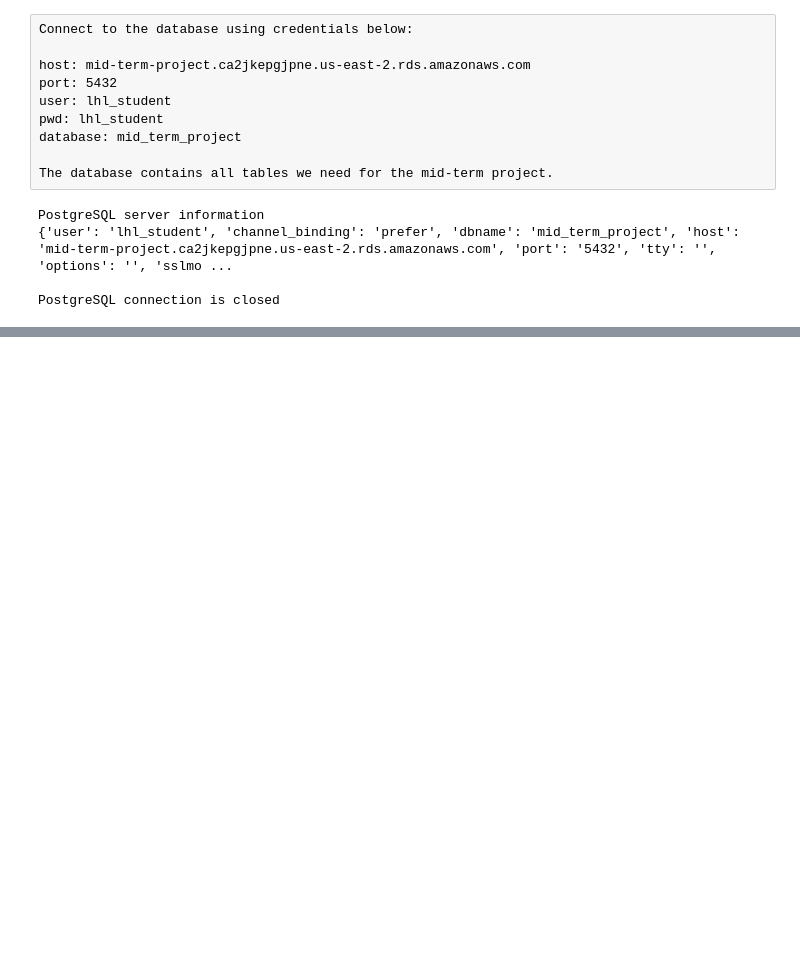
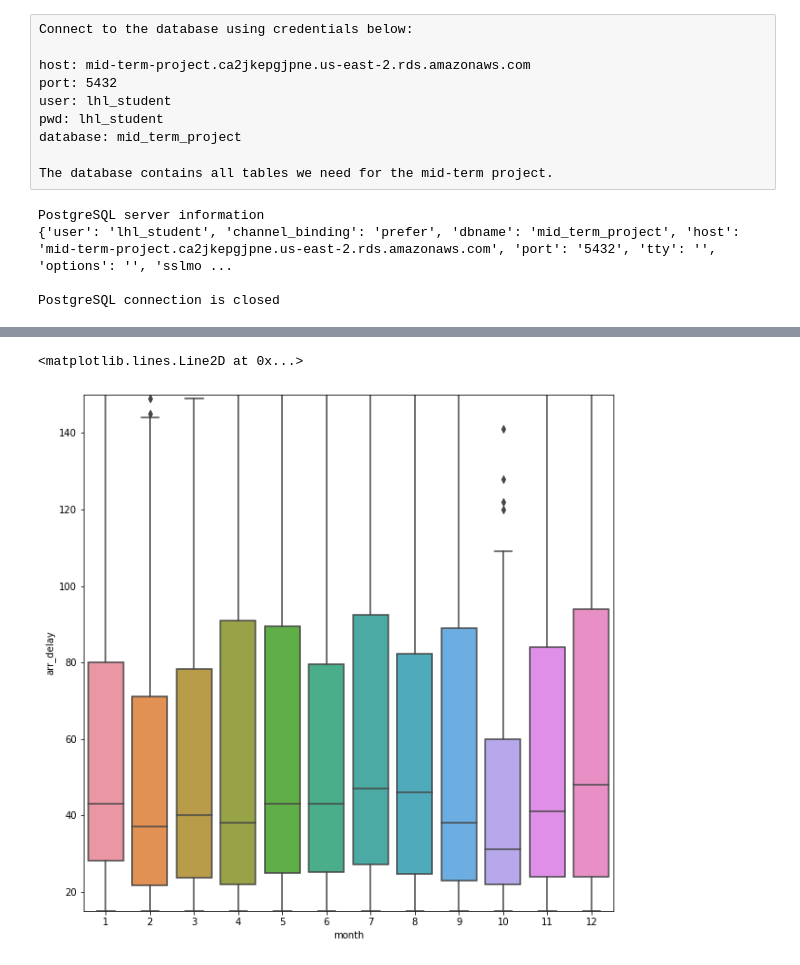
Before and after one commit to coffeature/flight_project, a Jupyter notebook: 01dp.ipynb, the cells around one changed output, grey strips where cells are left out. Saved outputs shown, nothing was run; the diff lists cells and outputs as text; code cells hidden in the pictures; blank space fills up the shorter version.

```diff
--- a/01dp.ipynb
+++ b/01dp.ipynb
@@ -111,0 +295,3 @@ def postgresql_to_dataframe(conn, select_query, column_names):
+# %%
+df_delay_dep=df_delay[df_delay.sum_delays != 0]
+df_delay_dep
@@ -111,0 +356,9 @@ def postgresql_to_dataframe(conn, select_query, column_names):
+# %%
+f, ax = plt.subplots(figsize=(10, 10))
+fig = sns.boxplot(x="month", y="arr_delay", data=df_delay_dep)
+fig.axis(ymin=15, ymax=150)
+plt.xticks(rotation=0);
+plt.axhline(linewidth=1, color='r', y=0)
+# %% [output]
+<matplotlib.lines.Line2D at 0x...>
+[figure, added]
```
Also changed, not shown: parts of 30 cells of this notebook.
